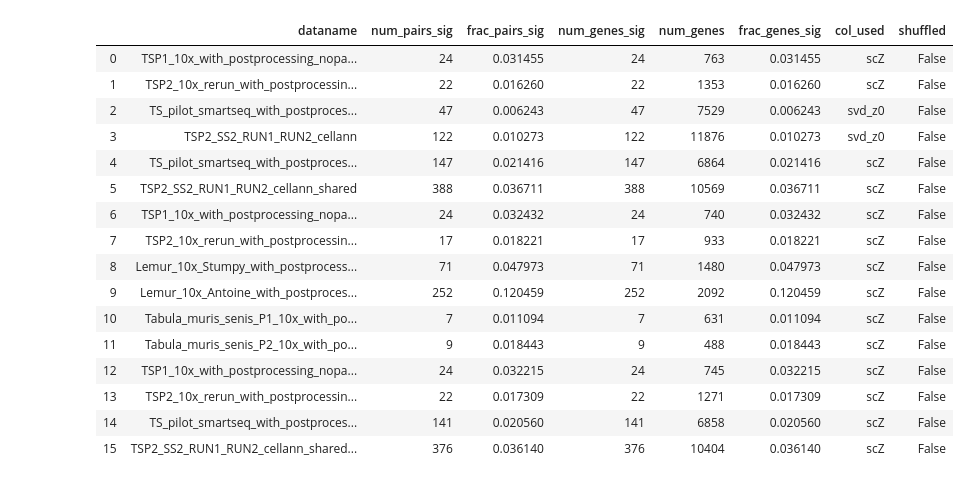
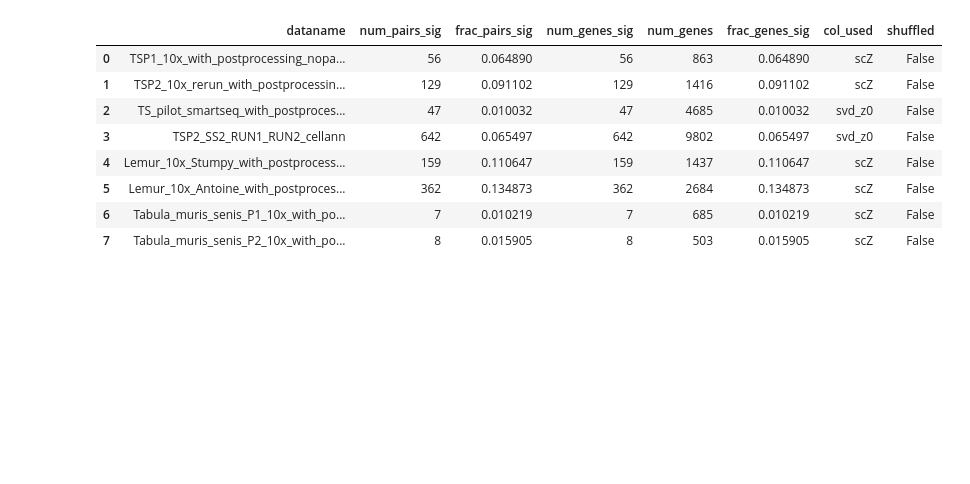
Before and after one commit to juliaolivieri/DiffSplice, a Jupyter notebook: notebooks/significance_tables.ipynb, the cells around one changed output. Saved outputs shown, nothing was run; the diff lists cells and outputs as text; code cells hidden in the pictures; blank space fills up the shorter version.

```diff
--- a/notebooks/significance_tables.ipynb
+++ b/notebooks/significance_tables.ipynb
@@ -4,25 +4,26 @@ import os
 import pandas as pd
 from tqdm import tqdm
 # %%
-outpath = "/scratch/PI/horence/JuliaO/single_cell/Differential_Splicing/notebooks/output/significance_tables/"
+outpath = "/scratch/PI/horence/JuliaO/single_cell/DiffSplice/notebooks/output/significance_tables/"
 # %%
 datanames = {"TSP1_10x_with_postprocessing_nopanc_cellann" : "scZ","TSP2_10x_rerun_with_postprocessing_3prime_cellann" : "scZ",
             "TS_pilot_smartseq_with_postprocessing_nopanc_cellann" : "svd_z0", "TSP2_SS2_RUN1_RUN2_cellann" : "svd_z0",
-            "TS_pilot_smartseq_with_postprocessing_nopanc_cellann_shared" : "scZ", "TSP2_SS2_RUN1_RUN2_cellann_shared" : "scZ",
-             "TSP1_10x_with_postprocessing_nopanc_cellann_sharedjuncs_sharedonts_10x" : "scZ",
-             "TSP2_10x_rerun_with_postprocessing_3prime_cellann_sharedjuncs_sharedonts_10x" : "scZ",
+#             "TS_pilot_smartseq_with_postprocessing_nopanc_cellann_shared" : "scZ", "TSP2_SS2_RUN1_RUN2_cellann_shared" : "scZ",
+#              "TSP1_10x_with_postprocessing_nopanc_cellann_sharedjuncs_sharedonts_10x" : "scZ",
+#              "TSP2_10x_rerun_with_postprocessing_3prime_cellann_sharedjuncs_sharedonts_10x" : "scZ",
             "Lemur_10x_Stumpy_with_postprocessing_cellann" : "scZ", "Lemur_10x_Antoine_with_postprocessing_cellann" : "scZ",
             "Tabula_muris_senis_P1_10x_with_postprocessing_cellann": "scZ", "Tabula_muris_senis_P2_10x_with_postprocessing_cellann" : "scZ",
-            "TSP1_10x_with_postprocessing_nopanc_cellann_sharedjuncs_sharedonts" : "scZ", "TSP2_10x_rerun_with_postprocessing_3prime_cellann_sharedjuncs_sharedonts" : "scZ",
-            "TS_pilot_smartseq_with_postprocessing_nopanc_cellann_sharedjuncs_sharedonts" : "scZ", "TSP2_SS2_RUN1_RUN2_cellann_sharedjuncs_sharedonts" : "scZ"}
+#             "TSP1_10x_with_postprocessing_nopanc_cellann_sharedjuncs_sharedonts" : "scZ", "TSP2_10x_rerun_with_postprocessing_3prime_cellann_sharedjuncs_sharedonts" : "scZ",
+#             "TS_pilot_smartseq_with_postprocessing_nopanc_cellann_sharedjuncs_sharedonts" : "scZ", "TSP2_SS2_RUN1_RUN2_cellann_sharedjuncs_sharedonts" : "scZ"
+            }
 
 keys = list(datanames.keys())
 # for key in keys:
 #   datanames[key + "_shuffle"] = datanames[key]
-var_path = "../data/"
+var_path = "/scratch/PI/horence/JuliaO/single_cell/SZS_pipeline2/data/"
 
-# group = "ontology"
-group = "compartment"
+group = "ontology"
+# group = "compartment"
 sub = "dummy"
 within_col = "tiss_comp"
 
@@ -43,7 +44,7 @@ sg_dict = {}
 sgdf_dict = {}
 subsg_dict = {}
 
-zscore_path = "../data/"
+zscore_path = "/scratch/PI/horence/JuliaO/single_cell/SZS_pipeline2/data/"
 
 
 out = {"dataname" : [],"num_pairs_sig" : [], "frac_pairs_sig" : [], "num_genes_sig" : [], "num_genes" : [], "frac_genes_sig" : [],
@@ -80,46 +81,38 @@ for dataname, z_col in tqdm(datanames.items()):
 
   pairs = df["sig"].sum()
   out["num_pairs_sig"].append(pairs)
   subsg_dict[dataname] = (set(df[df["sig"]]["sub_col"]))
 
   try:
     out["frac_pairs_sig"].append(pairs/df.shape[0])
   except:
     out["frac_pairs_sig"].append(np.nan)
 
   genes = df[df["sig"]]["geneR1A_uniq"].nunique()
   df = df.sort_values("max_abs_median_" + z_col,ascending=False).reset_index(drop=True)
   sg_dict[dataname] = set(df[df["sig"]]["geneR1A_uniq"].unique())
   sgdf_dict[dataname] = df[["geneR1A_uniq","sub_col"]]
   out["num_genes_sig"].append(genes)
   out["num_genes"].append(df["geneR1A_uniq"].nunique())
   try:
     out["frac_genes_sig"].append(genes/df["geneR1A_uniq"].nunique())
   except:
     out["frac_genes_sig"].append(np.nan)
   out["col_used"].append(z_col)
   if dataname.endswith("shuffle"):
     out["shuffled"].append(True)
   else:
     out["shuffled"].append(False)
 out_df = pd.DataFrame.from_dict(out)
 out_df.to_csv("{}{}_{}_sig_{}_{}.tsv".format(outpath,group,sub,within_col,within_thresh),index=False,sep="\t")
 out_df
 # %% [output]
 |  | dataname | num_pairs_sig | frac_pairs_sig | num_genes_sig | num_genes | frac_genes_sig | col_used | shuffled |
-| 0 | TSP1_10x_with_postprocessing_nopa... | 24 | 0.031455 | 24 | 763 | 0.031455 | scZ | False |
-| 1 | TSP2_10x_rerun_with_postprocessin... | 22 | 0.016260 | 22 | 1353 | 0.016260 | scZ | False |
-| 2 | TS_pilot_smartseq_with_postproces... | 47 | 0.006243 | 47 | 7529 | 0.006243 | svd_z0 | False |
-| 3 | TSP2_SS2_RUN1_RUN2_cellann | 122 | 0.010273 | 122 | 11876 | 0.010273 | svd_z0 | False |
-| 4 | TS_pilot_smartseq_with_postproces... | 147 | 0.021416 | 147 | 6864 | 0.021416 | scZ | False |
-| 5 | TSP2_SS2_RUN1_RUN2_cellann_shared | 388 | 0.036711 | 388 | 10569 | 0.036711 | scZ | False |
-| 6 | TSP1_10x_with_postprocessing_nopa... | 24 | 0.032432 | 24 | 740 | 0.032432 | scZ | False |
-| 7 | TSP2_10x_rerun_with_postprocessin... | 17 | 0.018221 | 17 | 933 | 0.018221 | scZ | False |
-| 8 | Lemur_10x_Stumpy_with_postprocess... | 71 | 0.047973 | 71 | 1480 | 0.047973 | scZ | False |
-| 9 | Lemur_10x_Antoine_with_postproces... | 252 | 0.120459 | 252 | 2092 | 0.120459 | scZ | False |
-| 10 | Tabula_muris_senis_P1_10x_with_po... | 7 | 0.011094 | 7 | 631 | 0.011094 | scZ | False |
-| 11 | Tabula_muris_senis_P2_10x_with_po... | 9 | 0.018443 | 9 | 488 | 0.018443 | scZ | False |
-| 12 | TSP1_10x_with_postprocessing_nopa... | 24 | 0.032215 | 24 | 745 | 0.032215 | scZ | False |
-| 13 | TSP2_10x_rerun_with_postprocessin... | 22 | 0.017309 | 22 | 1271 | 0.017309 | scZ | False |
-| 14 | TS_pilot_smartseq_with_postproces... | 141 | 0.020560 | 141 | 6858 | 0.020560 | scZ | False |
-| 15 | TSP2_SS2_RUN1_RUN2_cellann_shared... | 376 | 0.036140 | 376 | 10404 | 0.036140 | scZ | False |
+| 0 | TSP1_10x_with_postprocessing_nopa... | 56 | 0.064890 | 56 | 863 | 0.064890 | scZ | False |
+| 1 | TSP2_10x_rerun_with_postprocessin... | 129 | 0.091102 | 129 | 1416 | 0.091102 | scZ | False |
+| 2 | TS_pilot_smartseq_with_postproces... | 47 | 0.010032 | 47 | 4685 | 0.010032 | svd_z0 | False |
+| 3 | TSP2_SS2_RUN1_RUN2_cellann | 642 | 0.065497 | 642 | 9802 | 0.065497 | svd_z0 | False |
+| 4 | Lemur_10x_Stumpy_with_postprocess... | 159 | 0.110647 | 159 | 1437 | 0.110647 | scZ | False |
+| 5 | Lemur_10x_Antoine_with_postproces... | 362 | 0.134873 | 362 | 2684 | 0.134873 | scZ | False |
+| 6 | Tabula_muris_senis_P1_10x_with_po... | 7 | 0.010219 | 7 | 685 | 0.010219 | scZ | False |
+| 7 | Tabula_muris_senis_P2_10x_with_po... | 8 | 0.015905 | 8 | 503 | 0.015905 | scZ | False |
```
Also changed, not shown: 3 other files.
